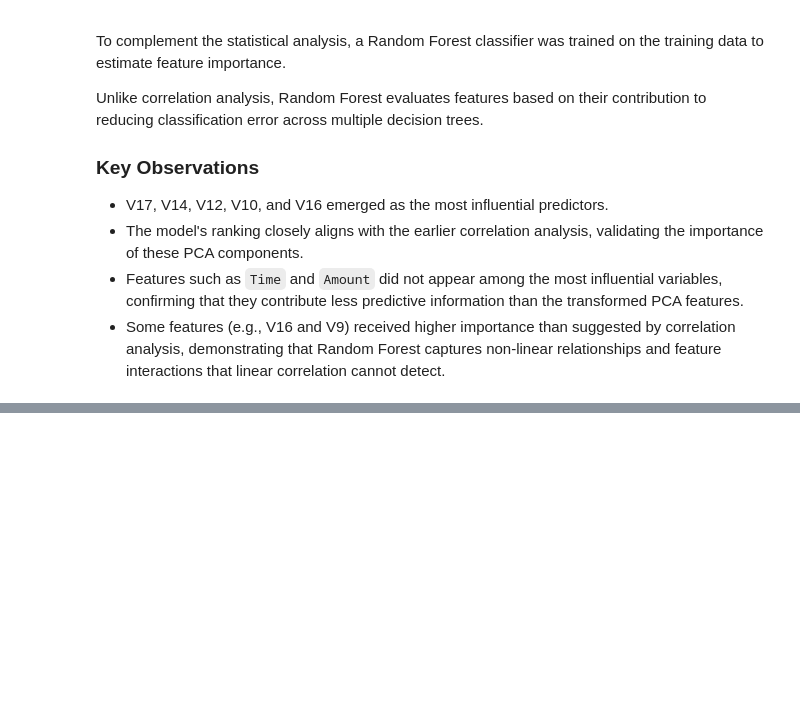
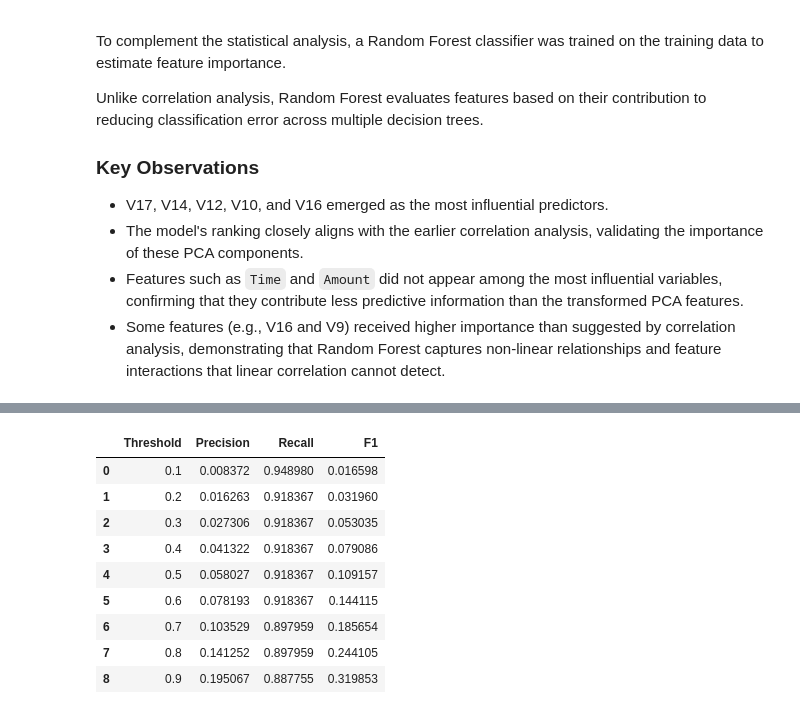
Before and after one commit to Shiri001/Credit-Card-Fraud-Detection-System, a Jupyter notebook: notebooks/01_EDA.ipynb, the cells around one changed output, grey strips where cells are left out. Saved outputs shown, nothing was run; the diff lists cells and outputs as text; code cells hidden in the pictures; blank space fills up the shorter version.

```diff
--- a/notebooks/01_EDA.ipynb
+++ b/notebooks/01_EDA.ipynb
@@ -643,0 +738,18 @@ Unlike correlation analysis, Random Forest evaluates features based on their con
+# %%
+from sklearn.metrics import precision_score, recall_score, f1_score
+
+thresholds = np.arange(0.1, 1.0, 0.1)
+
+for threshold in thresholds:
+
+    y_pred_threshold = (y_prob >= threshold).astype(int)
+
+    precision = precision_score(y_test, y_pred_threshold)
+    recall = recall_score(y_test, y_pred_threshold)
+    f1 = f1_score(y_test, y_pred_threshold)
+
+    print(f"Threshold: {threshold:.1f}")
+    print(f"Precision: {precision:.3f}")
+    print(f"Recall: {recall:.3f}")
+    print(f"F1 Score: {f1:.3f}")
+    print("-"*40)
@@ -643,0 +774,31 @@ Unlike correlation analysis, Random Forest evaluates features based on their con
+# %%
+results = []
+
+for threshold in thresholds:
+
+    y_pred_threshold = (y_prob >= threshold).astype(int)
+
+    results.append([
+        threshold,
+        precision_score(y_test, y_pred_threshold),
+        recall_score(y_test, y_pred_threshold),
+        f1_score(y_test, y_pred_threshold)
+    ])
+
+results = pd.DataFrame(
+    results,
+    columns=["Threshold", "Precision", "Recall", "F1"]
+)
+
+results
+# %% [output]
+|  | Threshold | Precision | Recall | F1 |
+| 0 | 0.1 | 0.008372 | 0.948980 | 0.016598 |
+| 1 | 0.2 | 0.016263 | 0.918367 | 0.031960 |
+| 2 | 0.3 | 0.027306 | 0.918367 | 0.053035 |
+| 3 | 0.4 | 0.041322 | 0.918367 | 0.079086 |
+| 4 | 0.5 | 0.058027 | 0.918367 | 0.109157 |
+| 5 | 0.6 | 0.078193 | 0.918367 | 0.144115 |
+| 6 | 0.7 | 0.103529 | 0.897959 | 0.185654 |
+| 7 | 0.8 | 0.141252 | 0.897959 | 0.244105 |
+| 8 | 0.9 | 0.195067 | 0.887755 | 0.319853 |
```
Also changed, not shown: parts of 10 cells of this notebook.
